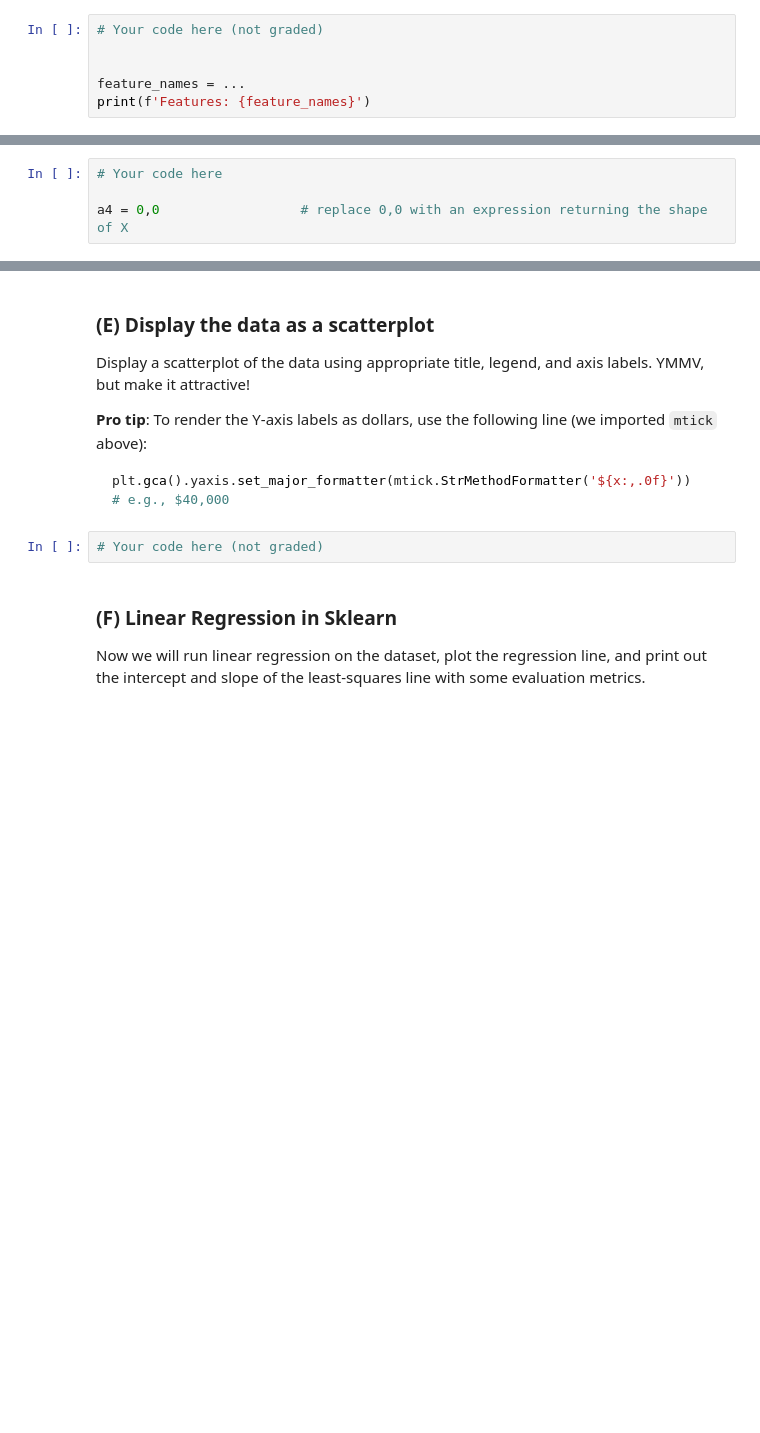
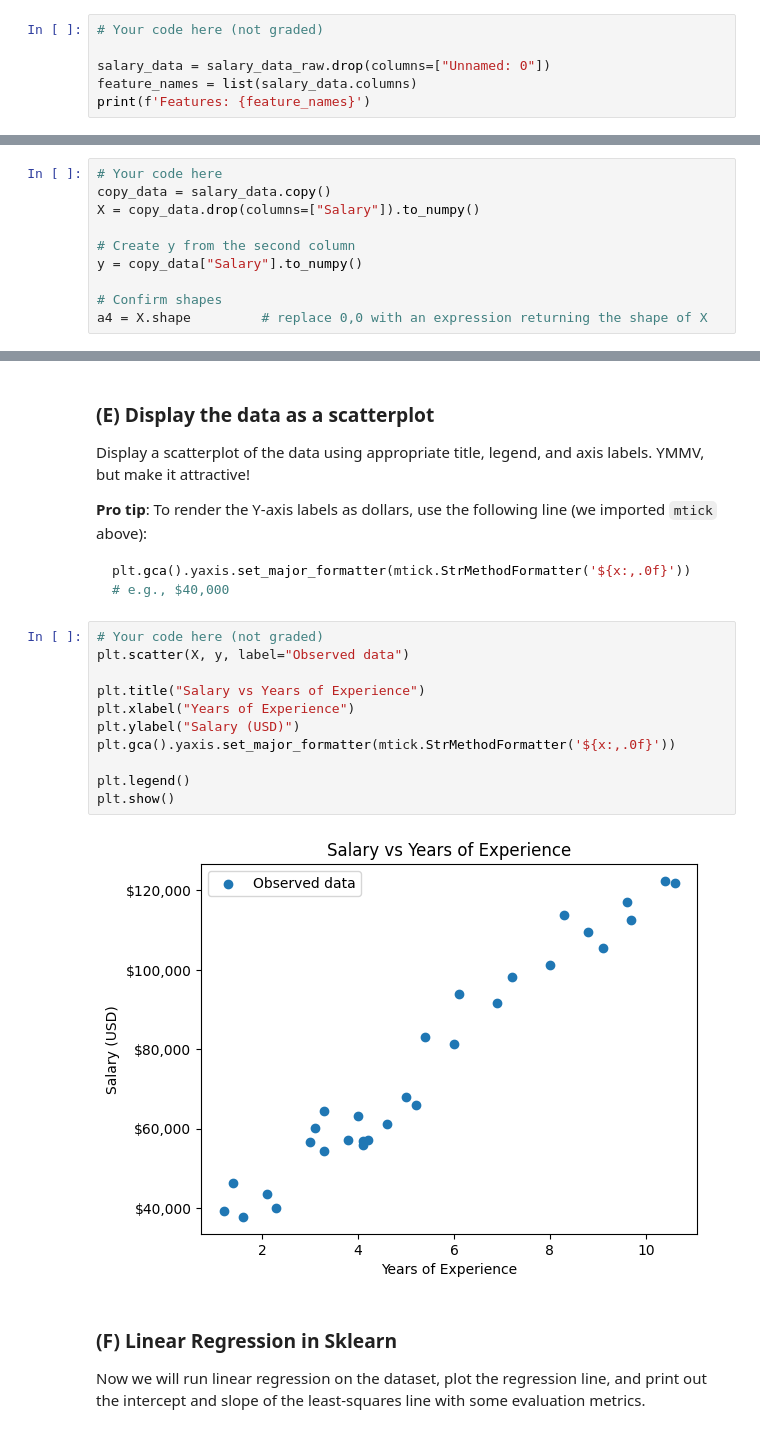
Before and after one commit to waysnyder/Module-3-Assignments, a Jupyter notebook: Homework_01.ipynb, the cells around one changed output, grey strips where cells are left out. Saved outputs shown, nothing was run; the diff lists cells and outputs as text; blank space fills up the shorter version.

````diff
--- a/Homework_01.ipynb
+++ b/Homework_01.ipynb
@@ -154,7 +227,7 @@ There seems to be a problem, namely an extra column that is completely unnecesss
 # %%
 # Your code here (not graded)
 
-
-feature_names = ...
+salary_data = salary_data_raw.drop(columns=["Unnamed: 0"])
+feature_names = list(salary_data.columns)
 print(f'Features: {feature_names}')
 # %% [output]
@@ -184,8 +258,14 @@ Create a numpy array `X` from the first column and array `y` from the second col
 Confirm by setting the variable `a4` to the shape of `X`.  (You should probably also check the shape of `y`.)
 # %%
 # Your code here
+copy_data = salary_data.copy()
+X = copy_data.drop(columns=["Salary"]).to_numpy()
 
-a4 = 0,0                  # replace 0,0 with an expression returning the shape of X
+# Create y from the second column
+y = copy_data["Salary"].to_numpy()
+
+# Confirm shapes
+a4 = X.shape         # replace 0,0 with an expression returning the shape of X
 # %%
 # Graded Answer
 # DO NOT change this cell in any way
@@ -205,6 +285,17 @@ plt.gca().yaxis.set_major_formatter(mtick.StrMethodFormatter('${x:,.0f}'))  # e.
 ```
 # %%
 # Your code here (not graded)
+plt.scatter(X, y, label="Observed data")
+
+plt.title("Salary vs Years of Experience")
+plt.xlabel("Years of Experience")
+plt.ylabel("Salary (USD)")
+plt.gca().yaxis.set_major_formatter(mtick.StrMethodFormatter('${x:,.0f}'))
+
+plt.legend()
+plt.show()
+# %% [output]
+[figure, added]
 # %% [markdown]
  ### (F) Linear Regression in Sklearn
 
````
Also changed, not shown: parts of 30 cells of this notebook, 1 other file.
